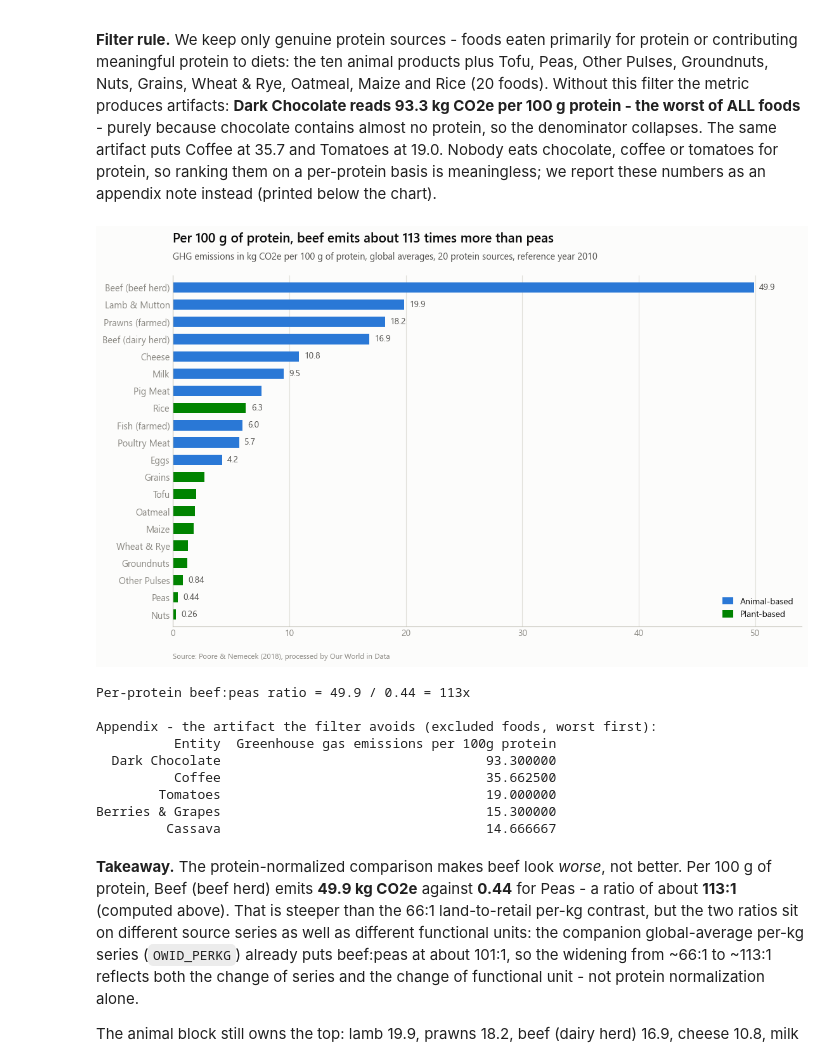
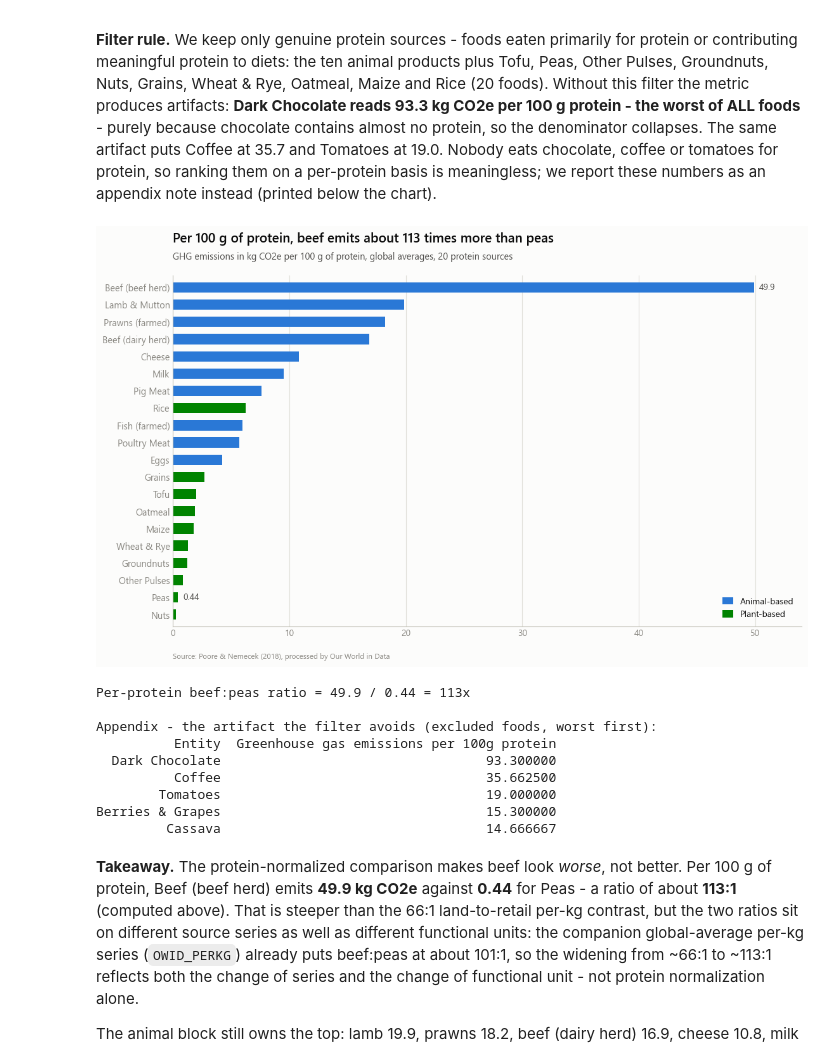
Before and after one commit to dombondyra/JH-2026-Final-Project, a Jupyter notebook: notebooks/01_food_emissions.ipynb, the cells around one changed output. Saved outputs shown, nothing was run; the diff lists cells and outputs as text; code cells hidden in the pictures.

```diff
--- a/notebooks/01_food_emissions.ipynb
+++ b/notebooks/01_food_emissions.ipynb
@@ -289,8 +289,7 @@ k = (perkg[perkg['Food product'].isin(KEY_FOODS)]
 assert len(k) == 16, f'expected 16 selected foods, got {len(k)}'
 colors = [BLUE if f in ANIMAL else GREEN for f in k['Food product']]
 
-LABEL4 = {'Beef (beef herd)', 'Lamb & Mutton', 'Dark Chocolate', 'Coffee',
-          'Shrimps (farmed)', 'Pig Meat', 'Milk', 'Peas', 'Nuts'}
+LABEL4 = {'Beef (beef herd)', 'Peas'}   # only the deck's two endpoints carry values
 
 fig, ax = plt.subplots(figsize=(12.8, 7.2))
 ax.barh(k['Food product'], k[STAGE_TOTAL], height=0.62, color=colors)
@@ -309,7 +308,7 @@ cat_legend(ax, loc='lower right')
 add_titles(ax,
            'Animal products crowd the top - but chocolate and coffee climb high too',
            'GHG emissions in kg CO2e per kg, land-to-retail total, global averages; 16 selected '
-           'foods: the 7 highest emitters plus mid- and low-emission staples (all 43 in appendix)',
+           'foods: the 7 highest emitters plus mid- and low-emission staples',
            'Source: Poore & Nemecek (2018), processed by Our World in Data',
            source_pts=-30)
 
@@ -436,42 +435,40 @@ b = pf.loc[pf['Entity'] == 'Beef (beef herd)', PCOL].iloc[0]
 p = pf.loc[pf['Entity'] == 'Peas', PCOL].iloc[0]
 ratio_prot = b / p
 
-STORY5 = {'Beef (beef herd)', 'Lamb & Mutton', 'Prawns (farmed)', 'Beef (dairy herd)',
-          'Cheese', 'Milk', 'Rice', 'Poultry Meat', 'Fish (farmed)', 'Eggs',
-          'Other Pulses', 'Peas', 'Nuts'}
+STORY5 = {'Beef (beef herd)', 'Peas'}   # only the deck's two endpoints carry values
 
 fig, ax = plt.subplots(figsize=(12.8, 7.2))
 ax.barh(pf['Entity'], pf[PCOL], height=0.6, color=colors)
 
 for y, (f, v) in enumerate(zip(pf['Entity'], pf[PCOL])):
     if f in STORY5:
         ax.text(v + 0.45, y, fmt(v), va='center', ha='left', fontsize=10, color=SEC)
 
 style_axes(ax)
 ax.set_xlim(0, 54)
 ax.set_xticks(range(0, 60, 10))
 ax.set_ylim(-0.7, len(pf) - 0.3)
 ax.tick_params(axis='y', labelsize=10.5)
 cat_legend(ax, loc='lower right')
 
 add_titles(ax,
            f'Per 100 g of protein, beef emits about {ratio_prot:.0f} times more than peas',
            'GHG emissions in kg CO2e per 100 g of protein, global averages, '
-           '20 protein sources, reference year 2010',
+           '20 protein sources',
            'Source: Poore & Nemecek (2018), processed by Our World in Data',
            source_pts=-30)
 
 fig.savefig(FIGS / 'fig_slide05_per_protein.png',
             dpi=200, bbox_inches='tight', facecolor=SURFACE)
 plt.show()
 
 print(f'Per-protein beef:peas ratio = {b:.1f} / {p:.2f} = {ratio_prot:.0f}x')
 
 print('\nAppendix - the artifact the filter avoids (excluded foods, worst first):')
 excl = prot[~prot['Entity'].isin(PROTEIN_FOODS)].sort_values(PCOL, ascending=False)
 print(excl[['Entity', PCOL]].head(5).to_string(index=False))
 # %% [output]
-[figure, old version]
+[figure, new version]
 Per-protein beef:peas ratio = 49.9 / 0.44 = 113x
 
 Appendix - the artifact the filter avoids (excluded foods, worst first):
```
Also changed, not shown: parts of 1 cell of this notebook, 10 other files.
